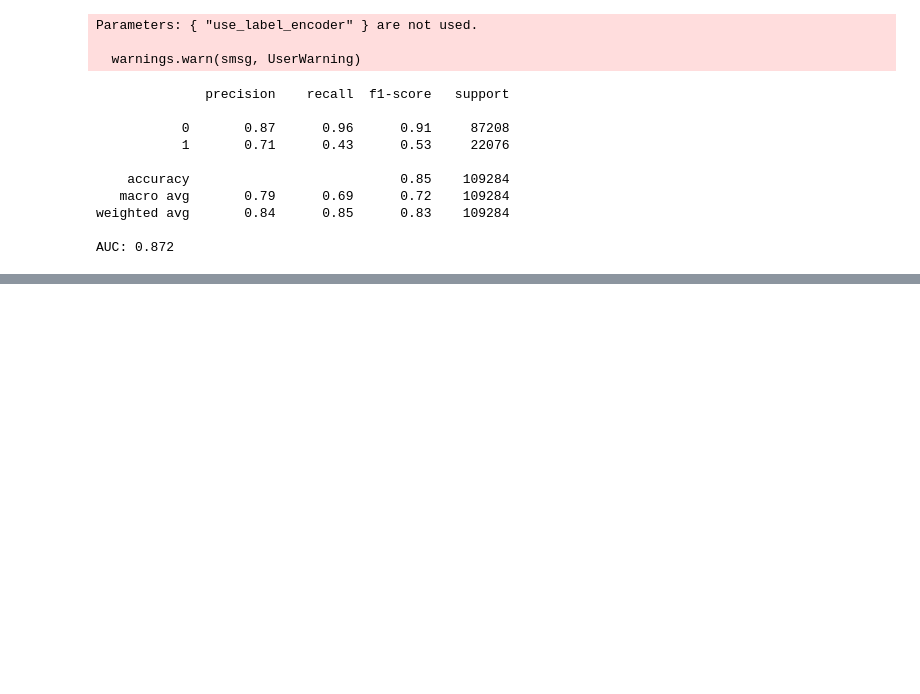
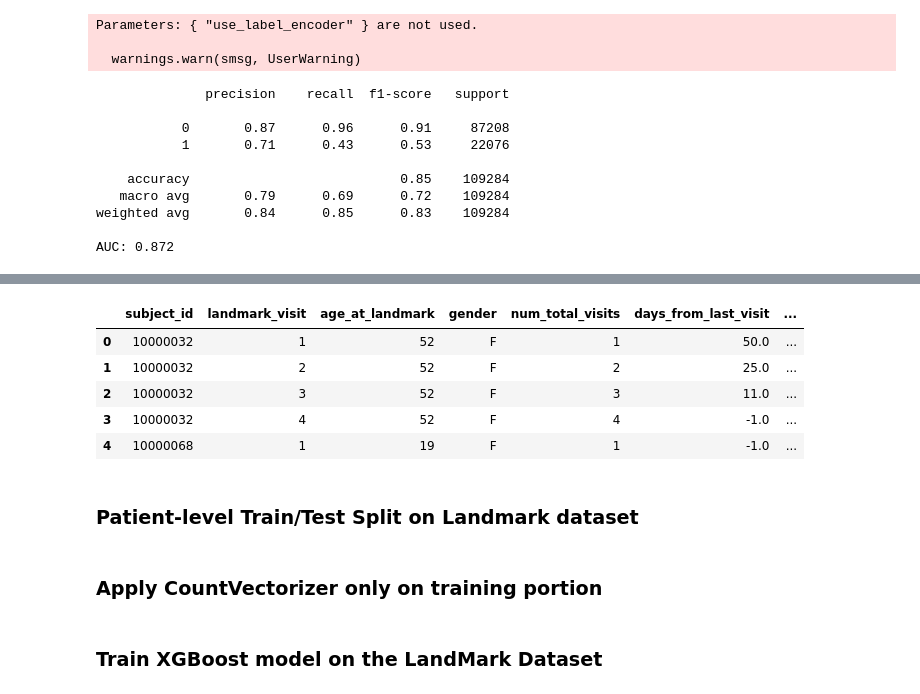
Before and after one commit to michechi/LLMSeq, a Jupyter notebook: src/xgboost.ipynb, the cells around one changed output, grey strips where cells are left out. Drawn from its saved outputs; the diff is of its cells as text; code cells hidden in the pictures; blank space fills up the shorter version.

```diff
--- a/src/xgboost.ipynb
+++ b/src/xgboost.ipynb
@@ -134,0 +247,13 @@ AUC: 0.872
+# %%
+# Convert gender explicitly into binary numeric values
+landmark_df['gender_numeric'] = landmark_df['gender'].map({'F': 0, 'M': 1})
+landmark_df.head(5)
+# %% [output]
+|  | subject_id | landmark_visit | age_at_landmark | gender | num_total_visits | days_from_last_visit | ... |
+| 0 | 10000032 | 1 | 52 | F | 1 | 50.0 | ... |
+| 1 | 10000032 | 2 | 52 | F | 2 | 25.0 | ... |
+| 2 | 10000032 | 3 | 52 | F | 3 | 11.0 | ... |
+| 3 | 10000032 | 4 | 52 | F | 4 | -1.0 | ... |
+| 4 | 10000068 | 1 | 19 | F | 1 | -1.0 | ... |
+# %% [markdown]
+### Patient-level Train/Test Split on Landmark dataset
@@ -134,0 +266,2 @@ AUC: 0.872
+# %% [markdown]
+### Apply CountVectorizer only on training portion
@@ -134,0 +299,2 @@ AUC: 0.872
+# %% [markdown]
+### Train XGBoost model on the LandMark Dataset
```
Also changed, not shown: parts of 11 cells of this notebook.
